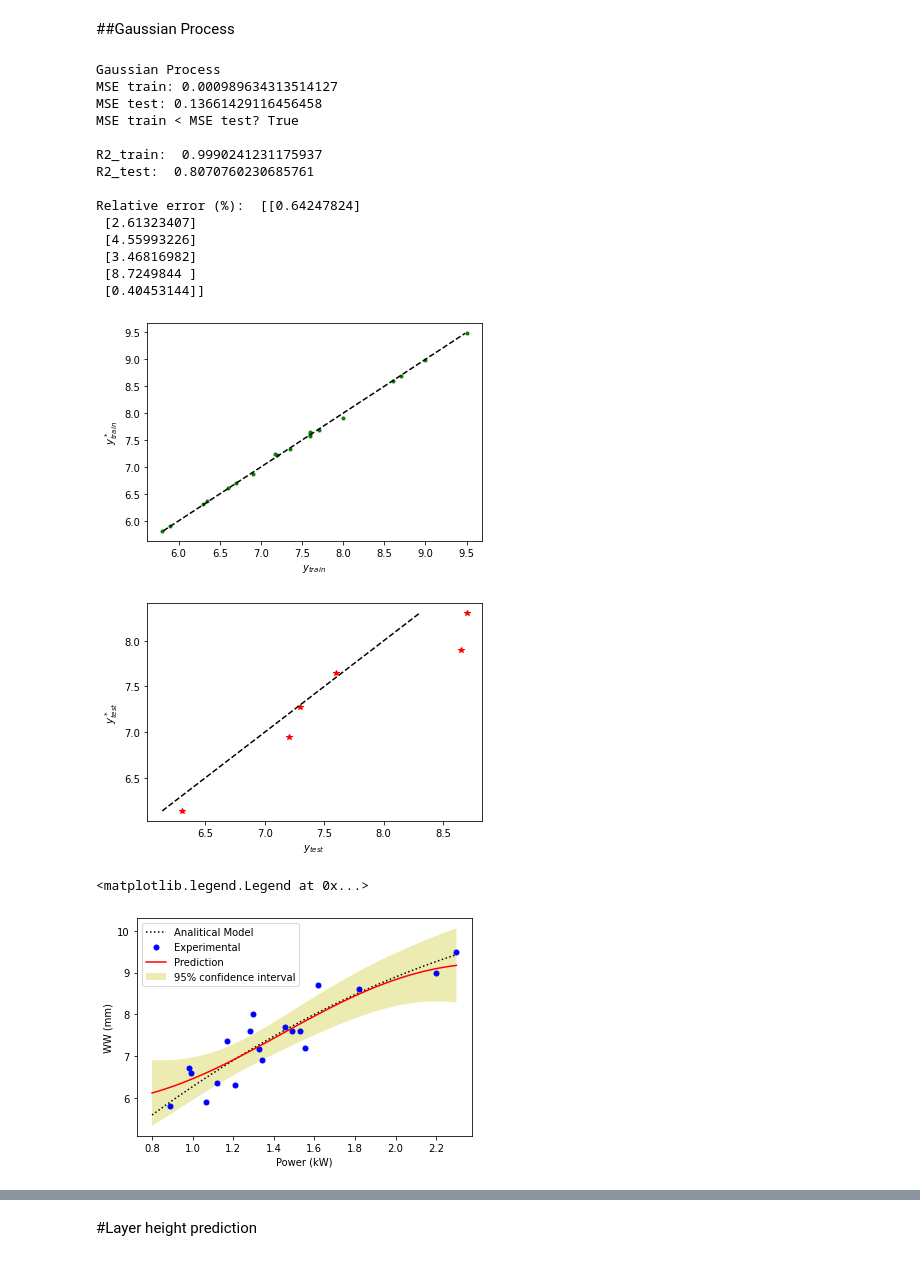
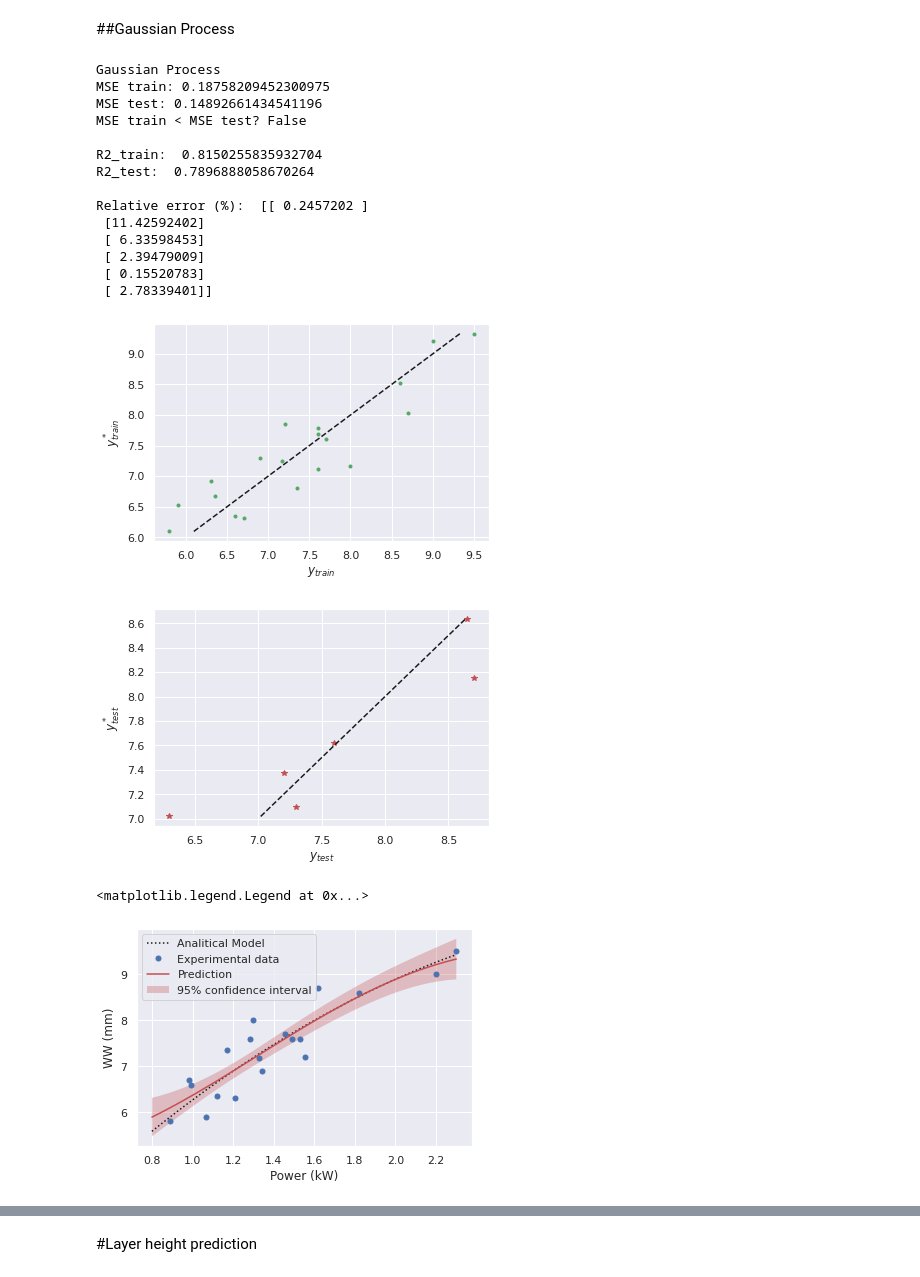
Before and after one commit to GermanOmar/GPs---WAAM, a Jupyter notebook: GPs_WAAM_PvsWW.ipynb, the cells around one changed output, grey strips where cells are left out. Cells and saved outputs as stored; diff of their text form; code cells hidden in the pictures.

```diff
--- a/GPs_WAAM_PvsWW.ipynb
+++ b/GPs_WAAM_PvsWW.ipynb
@@ -36,8 +50,8 @@ X=data[['Qp']]
 Y=data['WW'][:,None]
 Z=data['LH'][:,None]
 
-#import seaborn as sns
-#sns.set()
+import seaborn as sns
+sns.set()
 fig = plt.figure()
 fig.set_figheight(4)
 fig.set_figwidth(13)
@@ -48,7 +62,7 @@ plt.xlabel('Power (kW)')
 plt.ylabel('WW (mm)')
 
 plt.subplot(1, 2, 2)
-plt.plot(X, Z, 'b.')
+plt.plot(X, Z, 'b*')
 plt.xlabel('Power (kW)')
 plt.ylabel('LH (mm)')
 
@@ -91,7 +105,7 @@ from sklearn.gaussian_process import GaussianProcessRegressor as GPR
 from sklearn.gaussian_process.kernels import RBF, ConstantKernel as C
 kernel = C(1.0, (1e-3, 1e3)) * RBF(10, (1e-2, 1e2))
 
-model=GPR(kernel=kernel, n_restarts_optimizer=9, alpha=0.01, normalize_y=True)
+model=GPR(kernel=kernel, n_restarts_optimizer=9, alpha=0.1, normalize_y=True)
 
 #Training
 model.fit(X_train,y_train)
@@ -133,54 +147,54 @@ RE=100 * abs(y_test - y_pred) / y_test
 print('Relative error (%): ',RE)
 # %% [output]
 Gaussian Process
-MSE train: 0.000989634313514127
-MSE test: 0.13661429116456458
-MSE train < MSE test? True
+MSE train: 0.18758209452300975
+MSE test: 0.14892661434541196
+MSE train < MSE test? False
 
-R2_train:  0.9990241231175937
-R2_test:  0.8070760230685761
+R2_train:  0.8150255835932704
+R2_test:  0.7896888058670264
 
-Relative error (%):  [[0.64247824]
- [2.61323407]
- [4.55993226]
- [3.46816982]
- [8.7249844 ]
- [0.40453144]]
+Relative error (%):  [[ 0.2457202 ]
+ [11.42592402]
+ [ 6.33598453]
+ [ 2.39479009]
+ [ 0.15520783]
+ [ 2.78339401]]
-[figure, old version]
+[figure, new version]
-[figure, old version]
+[figure, new version]
 # %%
 #Tunning hiperparameters (Training data)
 def f(x):
   return -0.6467 * x**2 + 4.5666*x + 2.3454
 
 X1 = np.asarray(X_train)
 y1 = np.asarray(y_train).ravel()
 
 x1 = np.atleast_2d(np.linspace(0.8, 2.3, 100)).T
 
 kernel = C(1.0, (1e-3, 1e3)) * RBF(10, (1e-3, 1e3))
-model = GPR(kernel=kernel, n_restarts_optimizer=8, alpha=0.5, normalize_y=True)
+model = GPR(kernel=kernel, n_restarts_optimizer=8, alpha=0.1, normalize_y=True)
 
 model.fit(X1, y1)
 
 # Make the prediction on the meshed x-axis (ask for MSE as well)
 y_pred, sigma = model.predict(x1, return_std=True)
 
 # Plot the function, the prediction and the 95% confidence interval based on the MSE
 plt.figure()
 plt.plot(x1, f(x1), 'k:', label=r'Analitical Model')
-plt.plot(X1, y1, 'b.', markersize=10, label='Experimental')
+plt.plot(X1, y1, 'b.', markersize=10, label='Experimental data')
 plt.plot(x1, y_pred, 'r-', label='Prediction')
 plt.fill(np.concatenate([x1, x1[::-1]]),
          np.concatenate([y_pred - 1.9600 * sigma,
                         (y_pred + 1.9600 * sigma)[::-1]]),
-         alpha=.3, fc='y', ec='None', label='95% confidence interval')
+         alpha=.3, fc='r', ec='None', label='95% confidence interval')
 plt.xlabel('Power (kW)')
 plt.ylabel('WW (mm)')
 plt.legend(loc='upper left')
 # %% [output]
 <matplotlib.legend.Legend at 0x...>
-[figure, old version]
+[figure, new version]
 # %%
 #Tunning hiperparameters (Testing data)
 def f(x):
```
Also changed, not shown: parts of 14 cells of this notebook.
